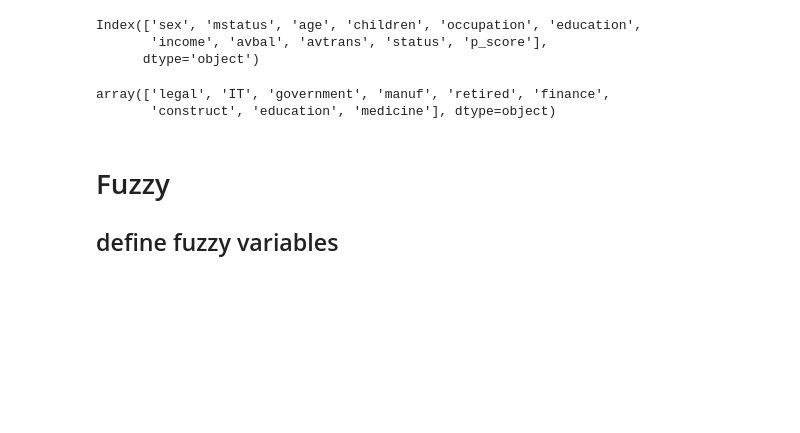
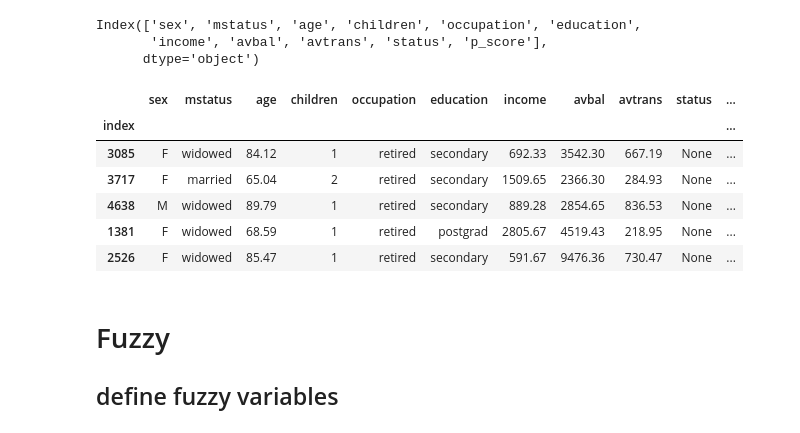
Before and after one commit to peterwtlee/MTech-KE-DISPBA, a Jupyter notebook: src/Fuzzy.ipynb, the cells around one changed output. Cells and saved outputs as stored; diff of their text form; code cells hidden in the pictures; blank space fills up the shorter version.

```diff
--- a/src/Fuzzy.ipynb
+++ b/src/Fuzzy.ipynb
@@ -60,8 +60,3 @@ dfTrain.columns
 Index(['sex', 'mstatus', 'age', 'children', 'occupation', 'education',
        'income', 'avbal', 'avtrans', 'status', 'p_score'],
       dtype='object')
-# %%
-dfTrain['occupation'].unique()
-# %% [output]
-array(['legal', 'IT', 'government', 'manuf', 'retired', 'finance',
-       'construct', 'education', 'medicine'], dtype=object)
@@ -68,3 +65,13 @@ array(['legal', 'IT', 'government', 'manuf', 'retired', 'finance',
+# %%
+dfTrain.head()
+# %% [output]
+|  | sex | mstatus | age | children | occupation | education | income | avbal | avtrans | status | ... |
+| index |  |  |  |  |  |  |  |  |  |  | ... |
+| 3085 | F | widowed | 84.12 | 1 | retired | secondary | 692.33 | 3542.30 | 667.19 | None | ... |
+| 3717 | F | married | 65.04 | 2 | retired | secondary | 1509.65 | 2366.30 | 284.93 | None | ... |
+| 4638 | M | widowed | 89.79 | 1 | retired | secondary | 889.28 | 2854.65 | 836.53 | None | ... |
+| 1381 | F | widowed | 68.59 | 1 | retired | postgrad | 2805.67 | 4519.43 | 218.95 | None | ... |
+| 2526 | F | widowed | 85.47 | 1 | retired | secondary | 591.67 | 9476.36 | 730.47 | None | ... |
 # %% [markdown]
 # Fuzzy
 ## define fuzzy variables
```
Also changed, not shown: parts of 5 cells of this notebook.
